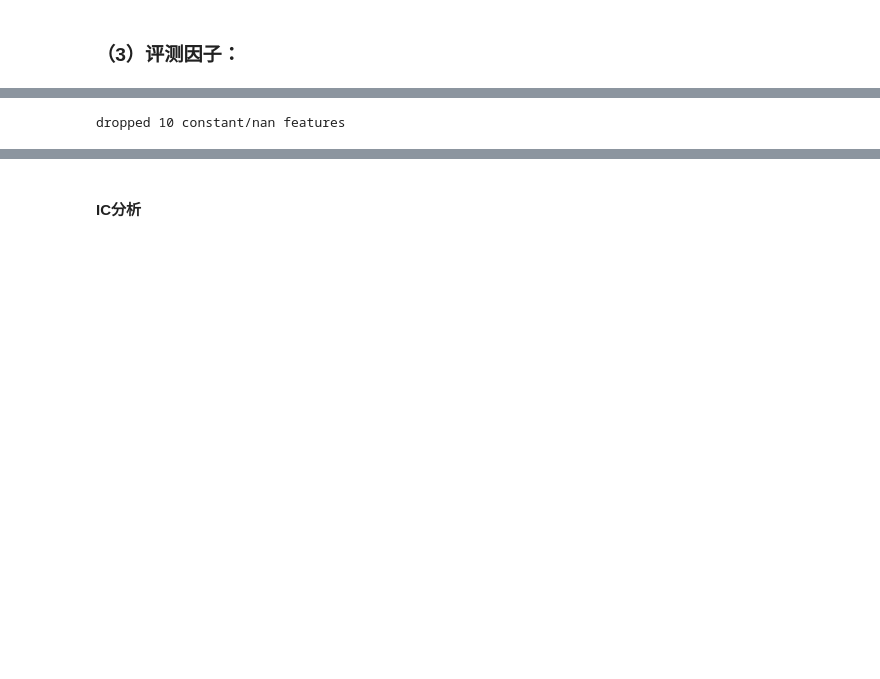
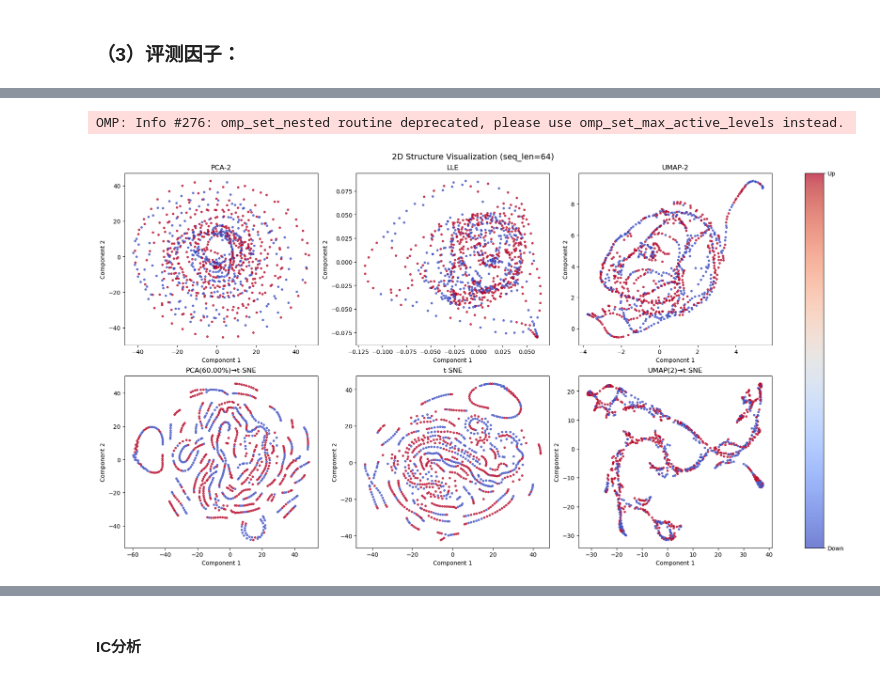
Before and after one commit to cziwen/TockFormer, a Jupyter notebook: measureFeature.ipynb, the cells around one changed output, grey strips where cells are left out. Cells and saved outputs as stored; diff of their text form; code cells hidden in the pictures; blank space fills up the shorter version.

```diff
--- a/measureFeature.ipynb
+++ b/measureFeature.ipynb
@@ -12,6 +12,6 @@ from Utility.registry import FACTOR_REGISTRY
 ### （1）预处理数据：
 # %%
 df = pd.read_csv ('SPY_2020-07-01_2021-07-01_minute.csv')
-df = df.head(5000)
+df = df.head(1000)
 df.shape
 # %% [output]
@@ -27,4 +21,4 @@ Index(['timestamp', 'open', 'high', 'low', 'close', 'volume', 'dollar_volume',
 # %%
-finfact = FactorFactory (df, forward_period=5, window=100, scaler='abs_minmax', top_k=500, use_disk_cache=True)
+finfact = FactorFactory (df, forward_period=5, window=100, scaler='abs_minmax', top_k=100, use_disk_cache=True)
 # %%
 FACTOR_REGISTRY.keys()
@@ -55,4 +49,2 @@ finfact.get_summary ()
 # %%
 cur_features = finfact.next(k=10, mode='thread', bounded_only=True)
-# %% [output]
-dropped 10 constant/nan features
@@ -62,9 +51,12 @@ df_features.columns.tolist()
 # %%
-finfact.visualize_structure_2d (seq_len=256,
+finfact.visualize_structure_2d (seq_len=64,
                                 perplexity=30,
                                 n_neighbors=10,
                                 random_state=42,
                                 pca_evp=0.6,
                                 umap_components=2
                                 )
+# %% [output]
+OMP: Info #276: omp_set_nested routine deprecated, please use omp_set_max_active_levels instead.
+[figure, added]
 # %%
```
Also changed, not shown: parts of 7 cells of this notebook, 2 other files.
